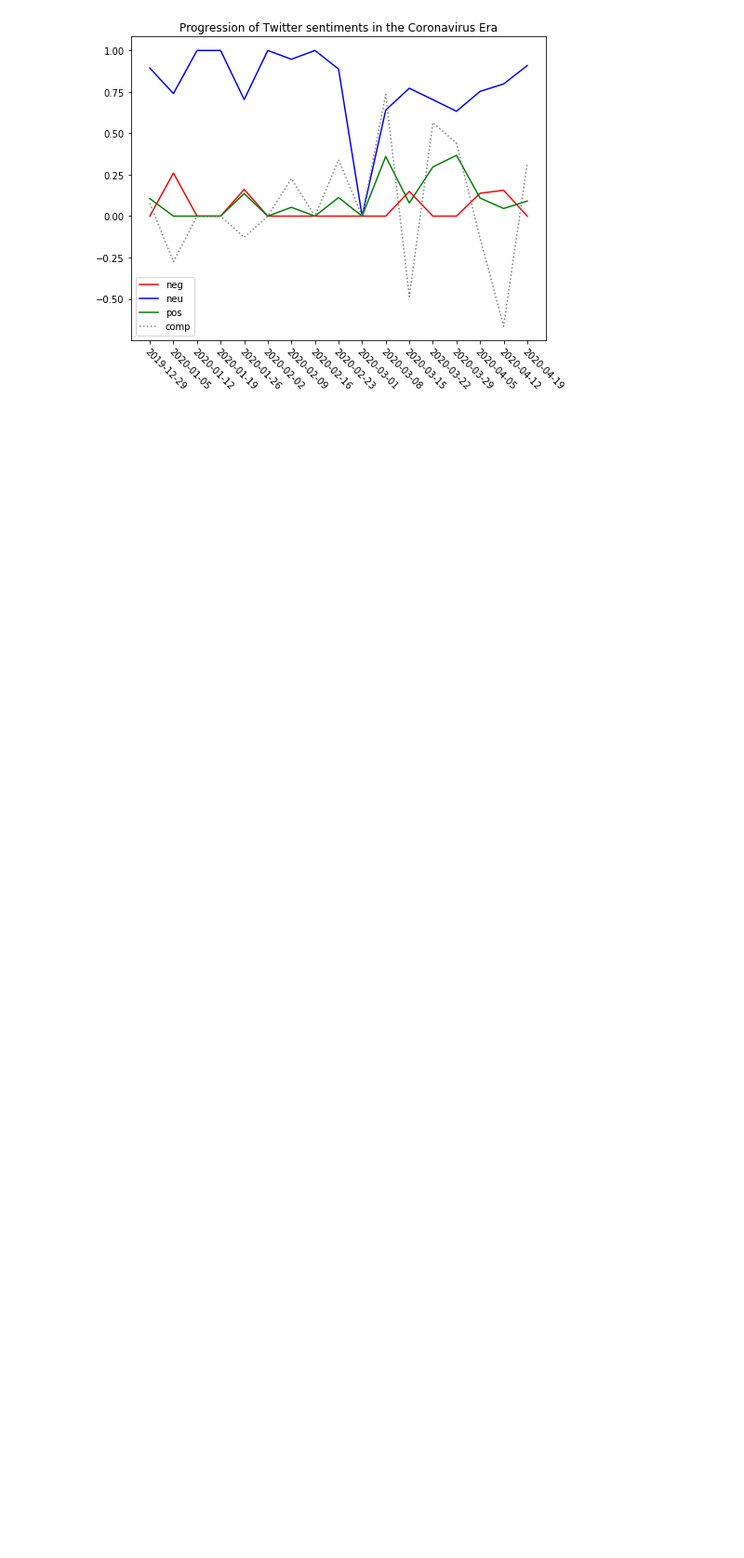
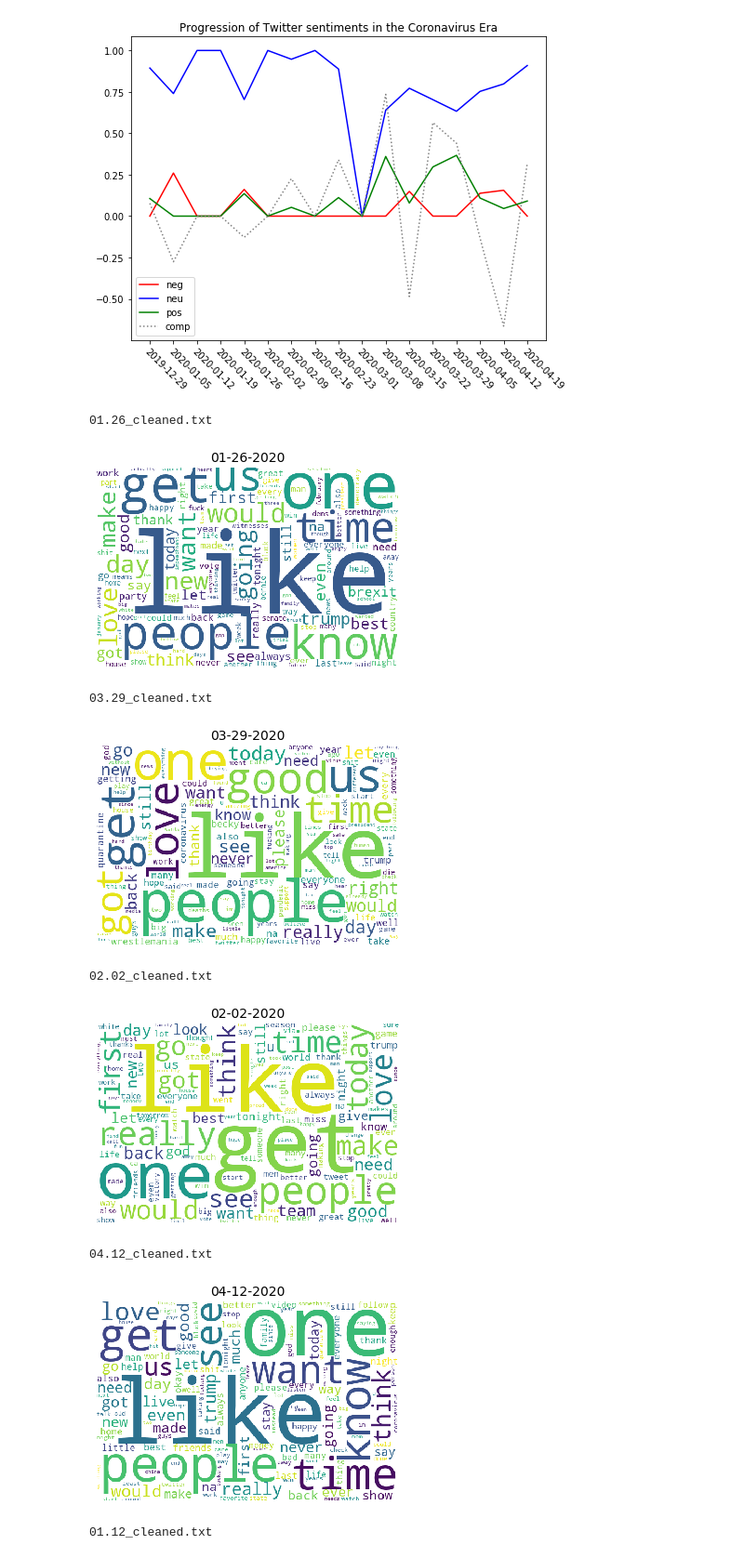
Before and after one commit to stam17/Coronavirus-Twitter-Trends, a Jupyter notebook: CovidTweetAnalysis.ipynb, the cells around one changed output. Shown at 93% size. Saved outputs shown, nothing was run; the diff lists cells and outputs as text; code cells hidden in the pictures; blank space fills up the shorter version.

Commit message:
Added word clouds and gif for covidera data

```diff
--- a/CovidTweetAnalysis.ipynb
+++ b/CovidTweetAnalysis.ipynb
@@ -105,3 +105,38 @@ plt.savefig("graphs/covidera_sentiments.jpg")
 plt.show()
 # %% [output]
 [figure]
+# %%
+# Monthly word clouds for each keyword
+
+for file in os.listdir("covidera_cleaned/"):
+    print(file)
+    with open(f"covidera_cleaned/{file}") as fp:
+        text = fp.read()
+    splitText = text.split()
+
+    month, day = file.split("_")[0].split(".")
+    year = 2020
+    date = f"{month}-{day}-{year}"
+
+    splitText = [w.lower() for w in splitText]
+    word_count = Counter(splitText)
+
+    wc = WordCloud(width=600, height=400, collocations=False, max_words = 150, min_font_size = 10, background_color ='white',).generate_from_frequencies(word_count)
+    plt.imshow(wc)
+    plt.axis("off")
+    plt.title(date,fontsize=14)
+#     cloud = WordCloud(width = 500, height = 400,
+#
+#                       min_font_size = 10, collocations=False).generate(p)
+    plt.savefig("graphs/covidera_cloud_" + file.split("_")[0] +".jpg", bbox_inches="tight",dpi=300)
+    plt.show()
+# %% [output]
+01.26_cleaned.txt
+[figure, added]
+03.29_cleaned.txt
+[figure, added]
+02.02_cleaned.txt
+[figure, added]
+04.12_cleaned.txt
+[figure, added]
+01.12_cleaned.txt
```
Also changed, not shown: parts of 1 cell of this notebook, 52 other files.
